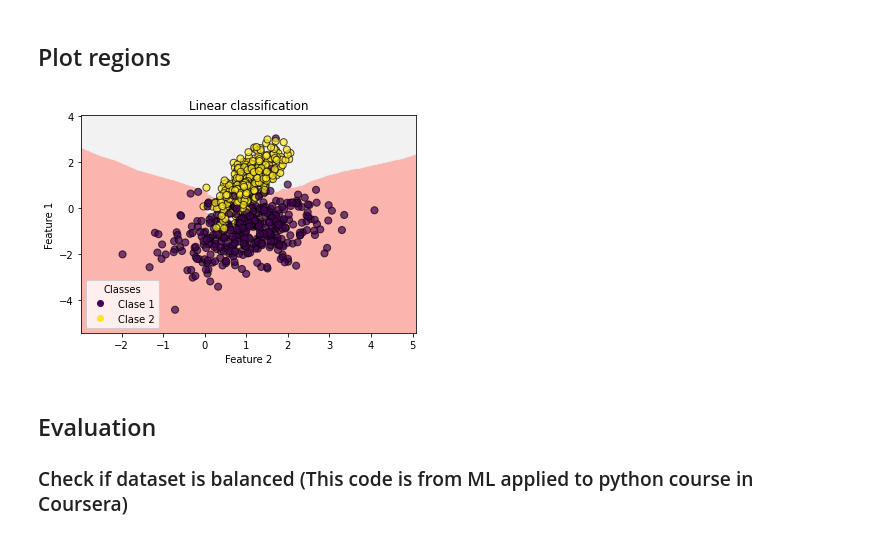
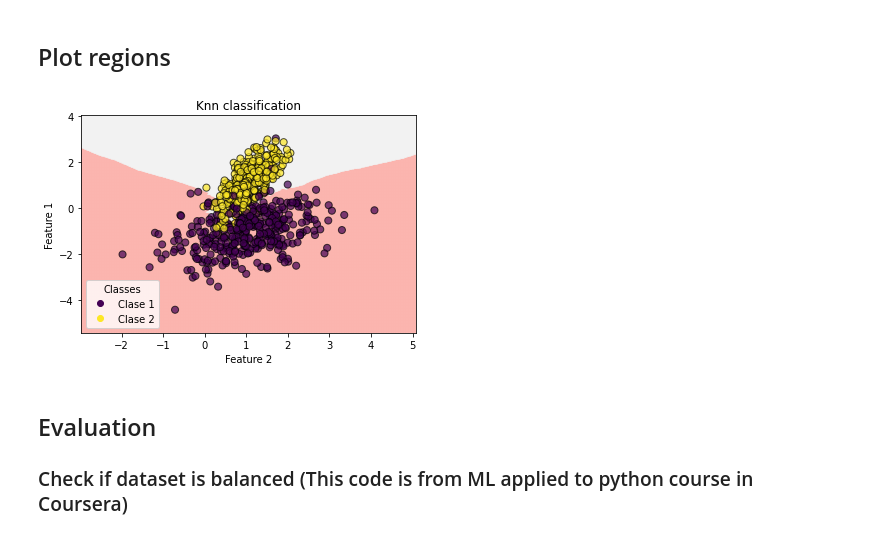
Before and after one commit to javicebri/DataAnalysis-DataScience, a Jupyter notebook: My_tools/Classification/Classification_tools.ipynb, the cells around one changed output. Cells and saved outputs as stored; diff of their text form; code cells hidden in the pictures.

Commit message:
Classification cheatsheet v2

```diff
--- a/My_tools/Classification/Classification_tools.ipynb
+++ b/My_tools/Classification/Classification_tools.ipynb
@@ -72,34 +72,34 @@ clf=KNeighborsClassifier(n_neighbors=5).fit(X_train,y_train)
 # %%
 # Plot the decision boundary by assigning a color in the color map
 # to each mesh point.
 
 mesh_step_size = .01  # step size in the mesh
 plot_symbol_size = 50
 
 x_min, x_max = X[:, 0].min() - 1, X[:, 0].max() + 1
 y_min, y_max = X[:, 1].min() - 1, X[:, 1].max() + 1
 xx, yy = np.meshgrid(np.arange(x_min, x_max, mesh_step_size),
                      np.arange(y_min, y_max, mesh_step_size))
 Z = clf.predict(np.c_[xx.ravel(), yy.ravel()])
 # Put the result into a color plot
 Z = Z.reshape(xx.shape)
 plt.figure()
 plt.pcolormesh(xx, yy, Z, cmap='Pastel1',alpha=0.2,shading='auto')
 # Plot training points
 plt.scatter(X[:, 0], X[:, 1], s=plot_symbol_size, c=y, cmap=None, edgecolor = 'black',alpha=0.7)
 plt.xlim(xx.min(), xx.max())
 plt.ylim(yy.min(), yy.max())
 
 legengElements = (scatter.legend_elements()[0],['Clase 1','Clase 2'])
 plt.legend(*legengElements, loc="lower left", title="Classes")
 
 plt.xlabel('Feature 2')
 plt.ylabel('Feature 1')
-plt.title('Linear classification')
+plt.title('Knn classification')
 plt.show()
 # plot(X_train, y_train, 5, 'uniform')
 # %% [output]
-[figure, old version]
+[figure, new version]
 # %% [markdown]
 ## Evaluation
 
```
Also changed, not shown: parts of 18 cells of this notebook.
